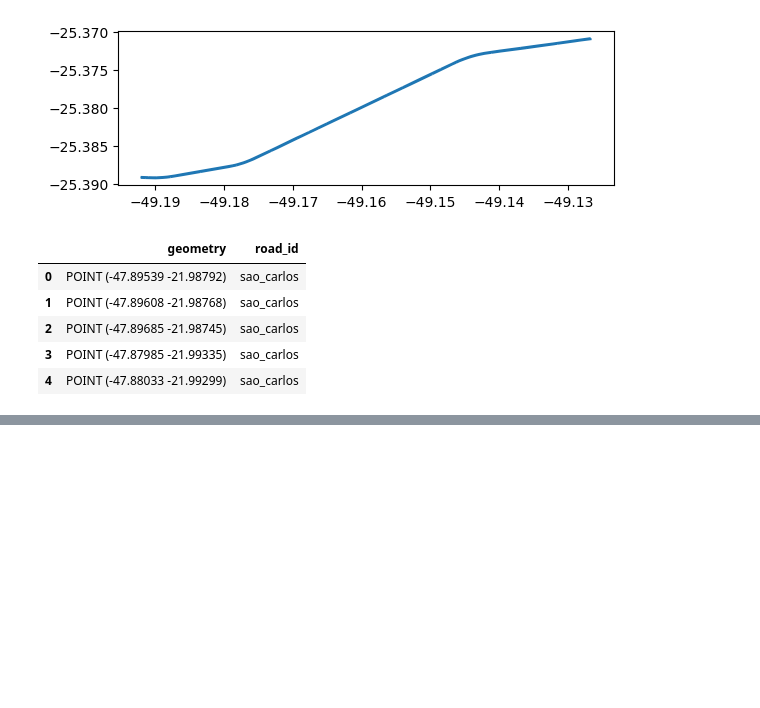
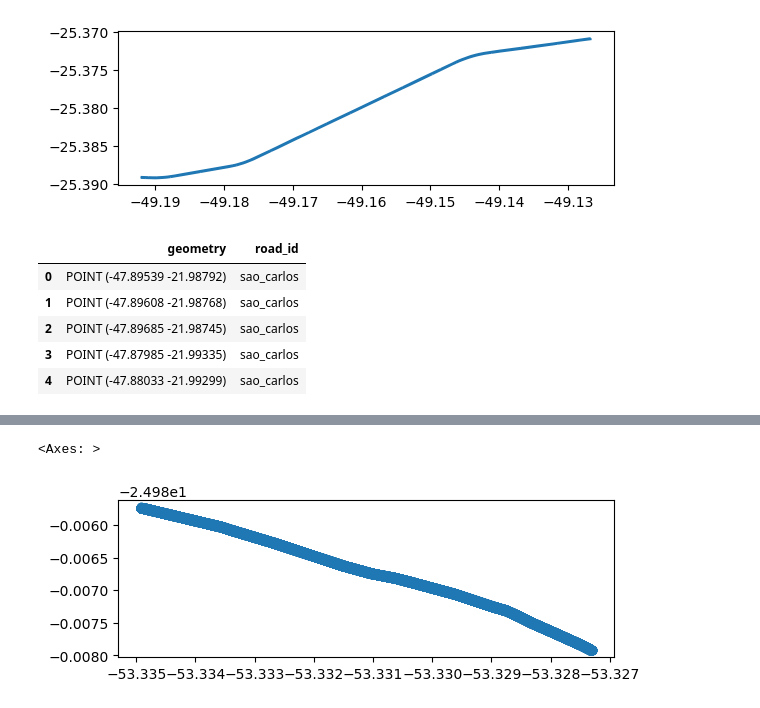
Before and after one commit to gefgu/controle-de-seguranca-motoristas, a Jupyter notebook: db/get_roads.ipynb, the cells around one changed output, grey strips where cells are left out. Cells and saved outputs as stored; diff of their text form; code cells hidden in the pictures; blank space fills up the shorter version.

```diff
--- a/db/get_roads.ipynb
+++ b/db/get_roads.ipynb
@@ -35,5 +41,7 @@ gdf_edges[gdf_edges["ref"] == "BR-116"].plot()
 # %%
-G = ox.graph_from_place("São Carlos, SP", network_type="drive")
+G = ox.graph_from_place(
+    "São Carlos, SP", network_type="drive"
+)
 
 s = max(nx.strongly_connected_components(G), key=len)
 G = G.subgraph(s)
@@ -80,0 +143,5 @@ gdf_points.to_csv("sao_carlos_road.csv", index=False)
+# %%
+gdf_sampled_points.plot()
+# %% [output]
+<Axes: >
+[figure, added]
```
Also changed, not shown: parts of 6 cells of this notebook, 2 other files.
